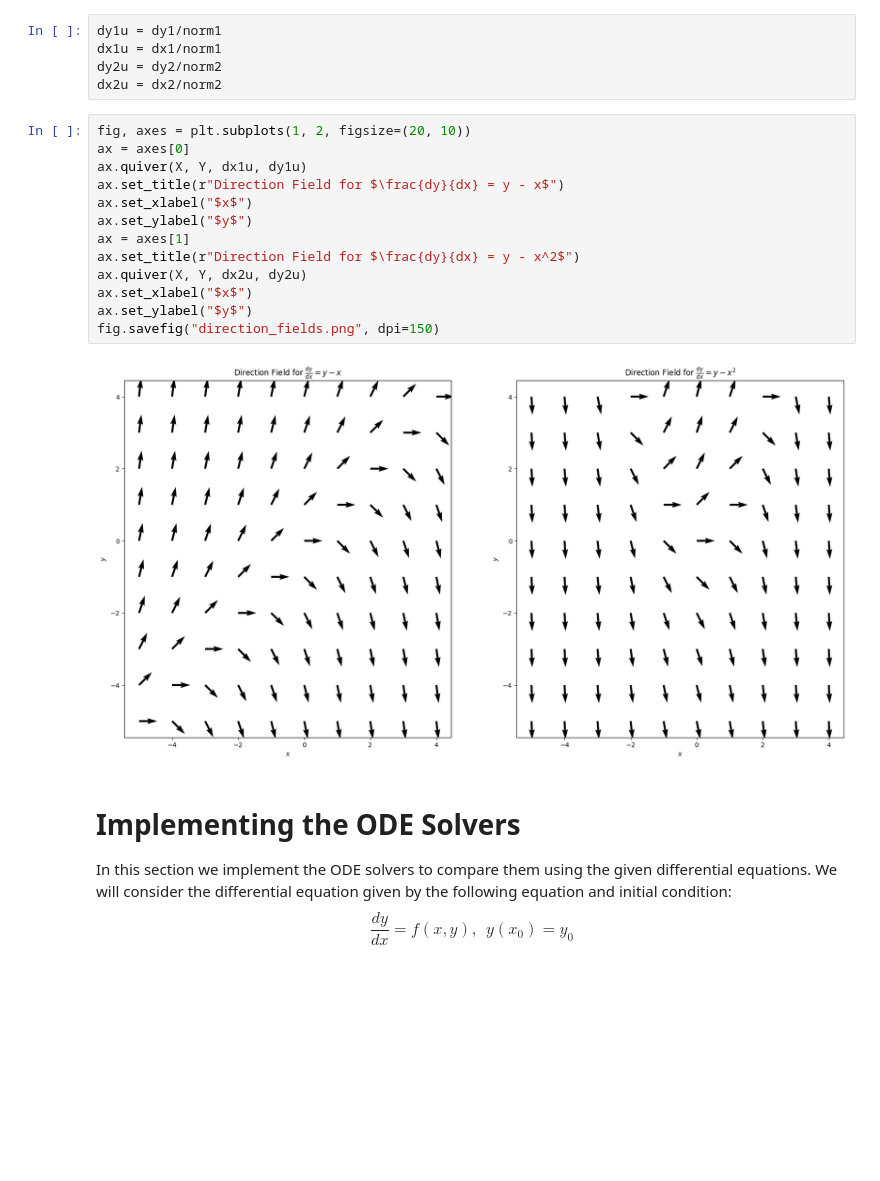
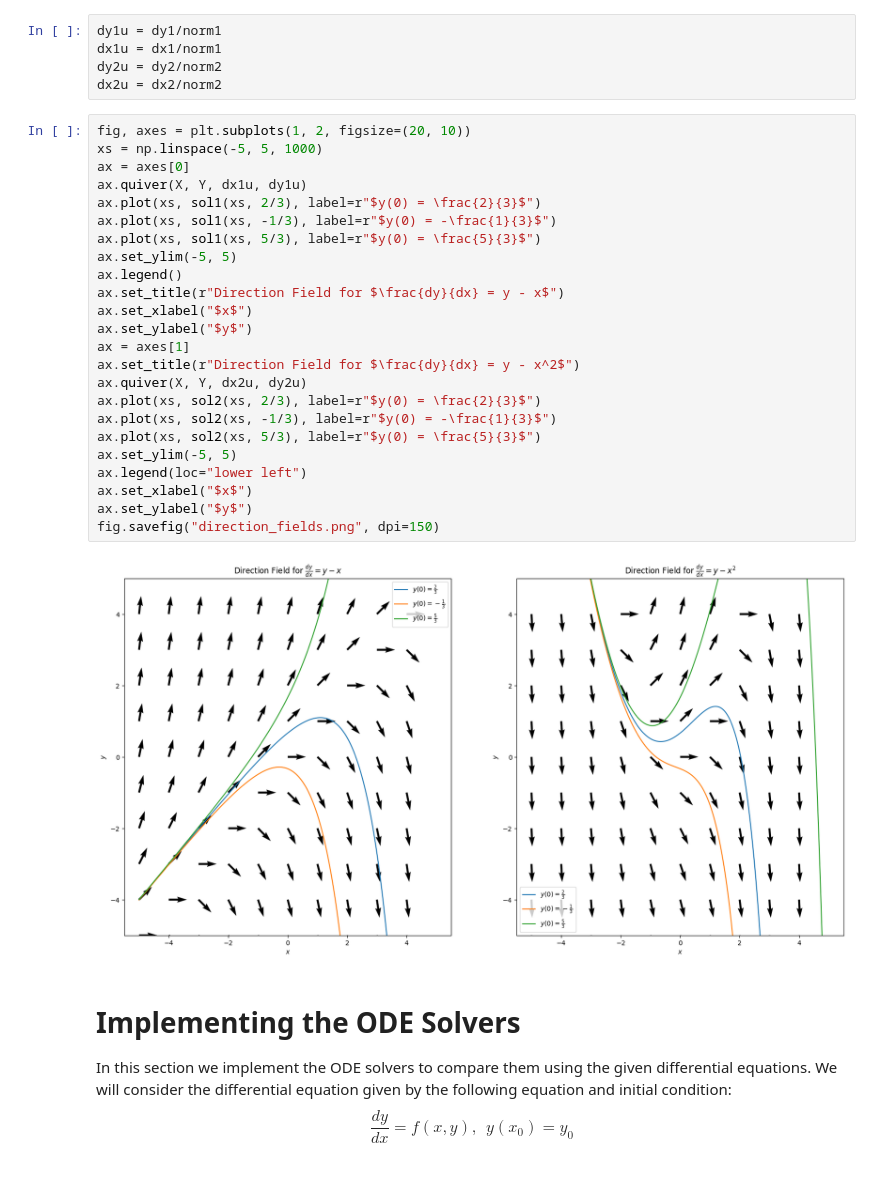
Before and after one commit to TheSillyCoder/ma3105-project, a Jupyter notebook: main.ipynb, the cells around one changed output. Saved outputs shown, nothing was run; the diff lists cells and outputs as text; blank space fills up the shorter version.

```diff
--- a/main.ipynb
+++ b/main.ipynb
@@ -42,19 +42,30 @@ dy2u = dy2/norm2
 dx2u = dx2/norm2
 # %%
 fig, axes = plt.subplots(1, 2, figsize=(20, 10))
+xs = np.linspace(-5, 5, 1000)
 ax = axes[0]
 ax.quiver(X, Y, dx1u, dy1u)
+ax.plot(xs, sol1(xs, 2/3), label=r"$y(0) = \frac{2}{3}$")
+ax.plot(xs, sol1(xs, -1/3), label=r"$y(0) = -\frac{1}{3}$")
+ax.plot(xs, sol1(xs, 5/3), label=r"$y(0) = \frac{5}{3}$")
+ax.set_ylim(-5, 5)
+ax.legend()
 ax.set_title(r"Direction Field for $\frac{dy}{dx} = y - x$")
 ax.set_xlabel("$x$")
 ax.set_ylabel("$y$")
 ax = axes[1]
 ax.set_title(r"Direction Field for $\frac{dy}{dx} = y - x^2$")
 ax.quiver(X, Y, dx2u, dy2u)
+ax.plot(xs, sol2(xs, 2/3), label=r"$y(0) = \frac{2}{3}$")
+ax.plot(xs, sol2(xs, -1/3), label=r"$y(0) = -\frac{1}{3}$")
+ax.plot(xs, sol2(xs, 5/3), label=r"$y(0) = \frac{5}{3}$")
+ax.set_ylim(-5, 5)
+ax.legend(loc="lower left")
 ax.set_xlabel("$x$")
 ax.set_ylabel("$y$")
 fig.savefig("direction_fields.png", dpi=150)
 # %% [output]
-[figure, old version]
+[figure, new version]
 # %% [markdown]
 # Implementing the ODE Solvers
 In this section we implement the ODE solvers to compare them using the given differential equations. We will consider the differential equation given by the following equation and initial condition:
```
Also changed, not shown: 4 other files.
